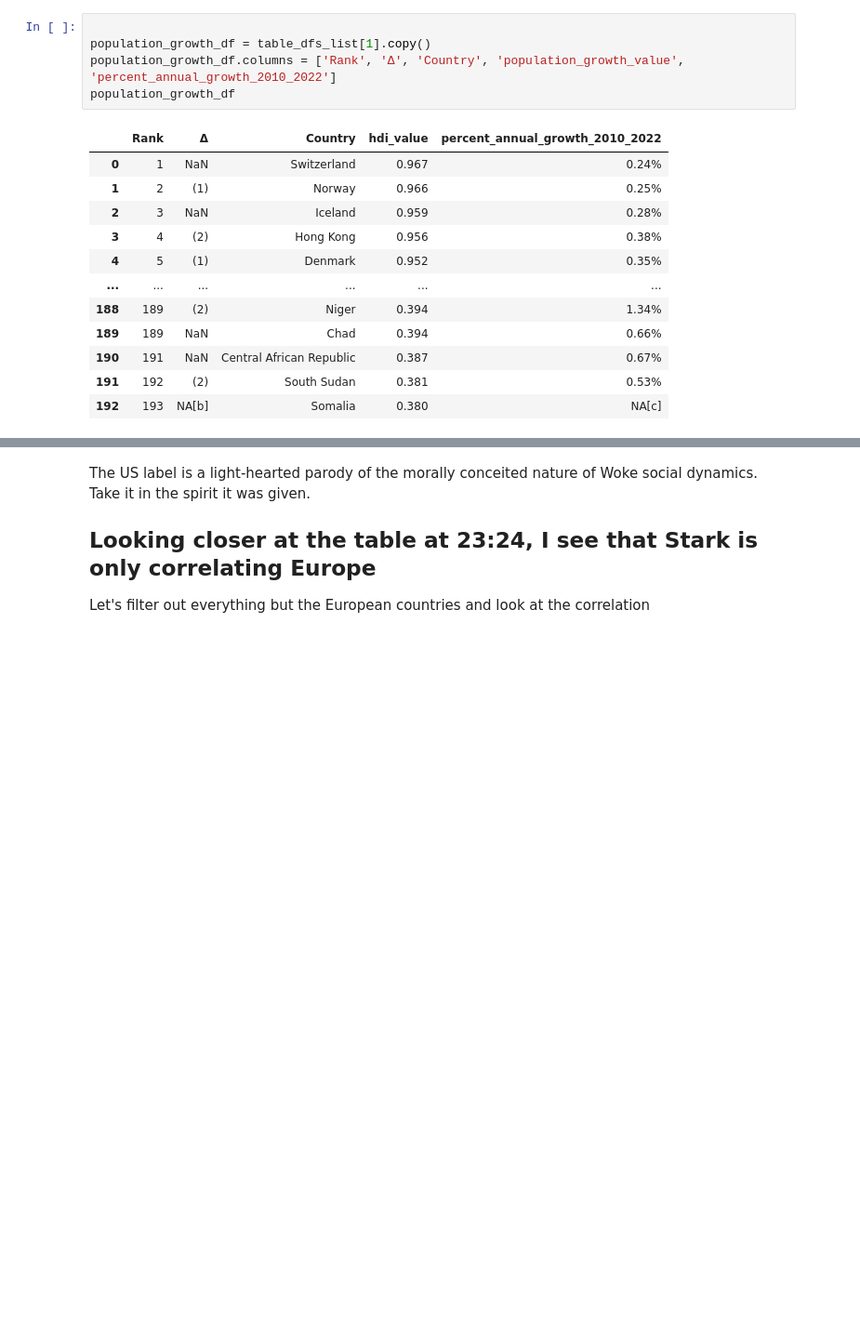
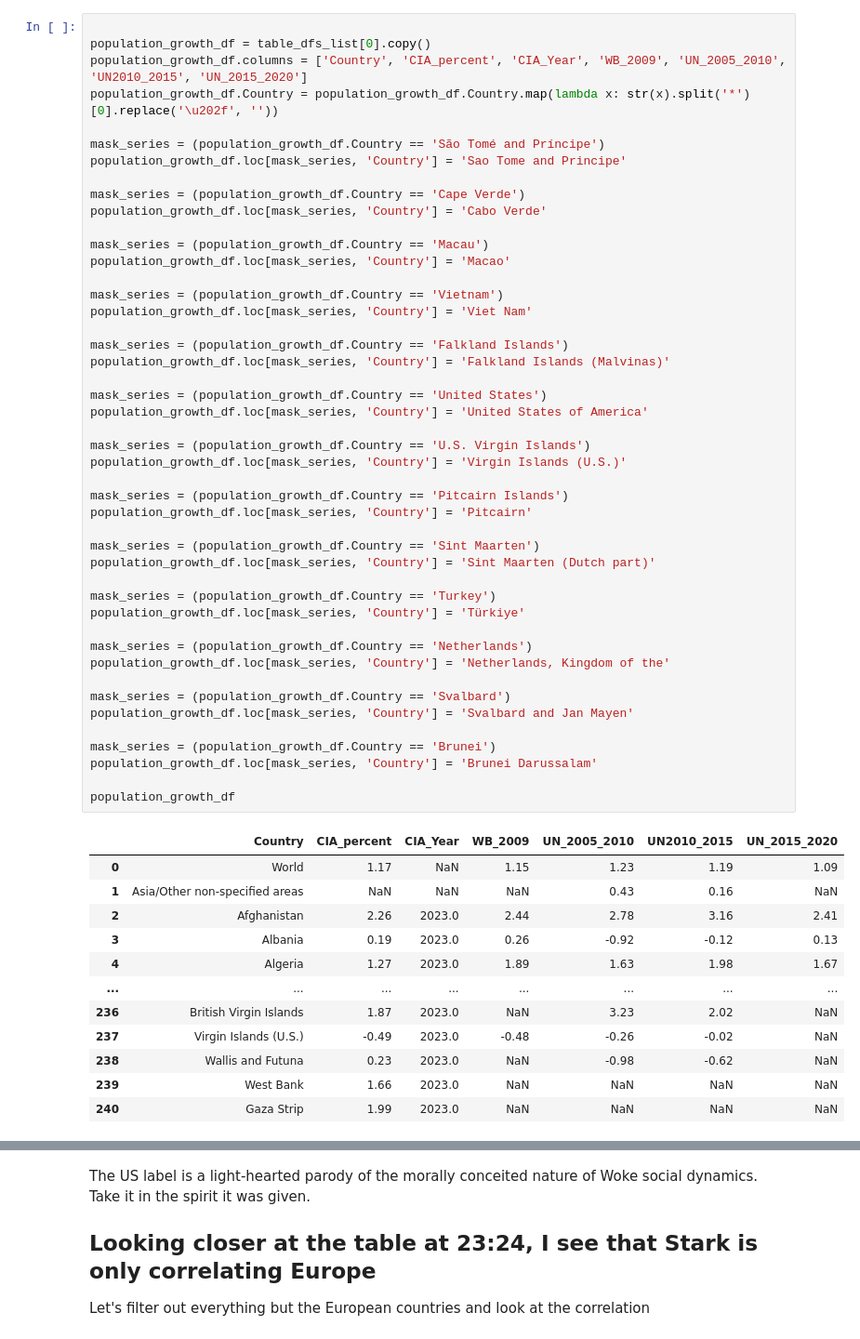
Before and after one commit to dbabbitt/StatsByCountry, a Jupyter notebook: scatterplots/Population Decline.ipynb, the cells around one changed output, grey strips where cells are left out. Shown at 93% size. Saved outputs shown, nothing was run; the diff lists cells and outputs as text; blank space fills up the shorter version.

```diff
--- a/scatterplots/Population Decline.ipynb
+++ b/scatterplots/Population Decline.ipynb
@@ -25,18 +25,59 @@ Pretty printing has been turned OFF
 # %%
 
-population_growth_df = table_dfs_list[1].copy()
-population_growth_df.columns = ['Rank', 'Δ', 'Country', 'population_growth_value', 'percent_annual_growth_2010_2022']
+population_growth_df = table_dfs_list[0].copy()
+population_growth_df.columns = ['Country', 'CIA_percent', 'CIA_Year', 'WB_2009', 'UN_2005_2010', 'UN2010_2015', 'UN_2015_2020']
+population_growth_df.Country = population_growth_df.Country.map(lambda x: str(x).split('*')[0].replace('\u202f', ''))
+
+mask_series = (population_growth_df.Country == 'São Tomé and Príncipe')
+population_growth_df.loc[mask_series, 'Country'] = 'Sao Tome and Principe'
+
+mask_series = (population_growth_df.Country == 'Cape Verde')
+population_growth_df.loc[mask_series, 'Country'] = 'Cabo Verde'
+
+mask_series = (population_growth_df.Country == 'Macau')
+population_growth_df.loc[mask_series, 'Country'] = 'Macao'
+
+mask_series = (population_growth_df.Country == 'Vietnam')
+population_growth_df.loc[mask_series, 'Country'] = 'Viet Nam'
+
+mask_series = (population_growth_df.Country == 'Falkland Islands')
+population_growth_df.loc[mask_series, 'Country'] = 'Falkland Islands (Malvinas)'
+
+mask_series = (population_growth_df.Country == 'United States')
+population_growth_df.loc[mask_series, 'Country'] = 'United States of America'
+
+mask_series = (population_growth_df.Country == 'U.S. Virgin Islands')
+population_growth_df.loc[mask_series, 'Country'] = 'Virgin Islands (U.S.)'
+
+mask_series = (population_growth_df.Country == 'Pitcairn Islands')
+population_growth_df.loc[mask_series, 'Country'] = 'Pitcairn'
+
+mask_series = (population_growth_df.Country == 'Sint Maarten')
+population_growth_df.loc[mask_series, 'Country'] = 'Sint Maarten (Dutch part)'
+
+mask_series = (population_growth_df.Country == 'Turkey')
+population_growth_df.loc[mask_series, 'Country'] = 'Türkiye'
+
+mask_series = (population_growth_df.Country == 'Netherlands')
+population_growth_df.loc[mask_series, 'Country'] = 'Netherlands, Kingdom of the'
+
+mask_series = (population_growth_df.Country == 'Svalbard')
+population_growth_df.loc[mask_series, 'Country'] = 'Svalbard and Jan Mayen'
+
+mask_series = (population_growth_df.Country == 'Brunei')
+population_growth_df.loc[mask_series, 'Country'] = 'Brunei Darussalam'
+
 population_growth_df
 # %% [output]
-|  | Rank | Δ | Country | hdi_value | percent_annual_growth_2010_2022 |
-| 0 | 1 | NaN | Switzerland | 0.967 | 0.24% |
-| 1 | 2 | (1) | Norway | 0.966 | 0.25% |
-| 2 | 3 | NaN | Iceland | 0.959 | 0.28% |
-| 3 | 4 | (2) | Hong Kong | 0.956 | 0.38% |
-| 4 | 5 | (1) | Denmark | 0.952 | 0.35% |
-| ... | ... | ... | ... | ... | ... |
-| 188 | 189 | (2) | Niger | 0.394 | 1.34% |
-| 189 | 189 | NaN | Chad | 0.394 | 0.66% |
-| 190 | 191 | NaN | Central African Republic | 0.387 | 0.67% |
-| 191 | 192 | (2) | South Sudan | 0.381 | 0.53% |
-| 192 | 193 | NA[b] | Somalia | 0.380 | NA[c] |
+|  | Country | CIA_percent | CIA_Year | WB_2009 | UN_2005_2010 | UN2010_2015 | UN_2015_2020 |
+| 0 | World | 1.17 | NaN | 1.15 | 1.23 | 1.19 | 1.09 |
+| 1 | Asia/Other non-specified areas | NaN | NaN | NaN | 0.43 | 0.16 | NaN |
+| 2 | Afghanistan | 2.26 | 2023.0 | 2.44 | 2.78 | 3.16 | 2.41 |
+| 3 | Albania | 0.19 | 2023.0 | 0.26 | -0.92 | -0.12 | 0.13 |
+| 4 | Algeria | 1.27 | 2023.0 | 1.89 | 1.63 | 1.98 | 1.67 |
+| ... | ... | ... | ... | ... | ... | ... | ... |
+| 236 | British Virgin Islands | 1.87 | 2023.0 | NaN | 3.23 | 2.02 | NaN |
+| 237 | Virgin Islands (U.S.) | -0.49 | 2023.0 | -0.48 | -0.26 | -0.02 | NaN |
+| 238 | Wallis and Futuna | 0.23 | 2023.0 | NaN | -0.98 | -0.62 | NaN |
+| 239 | West Bank | 1.66 | 2023.0 | NaN | NaN | NaN | NaN |
+| 240 | Gaza Strip | 1.99 | 2023.0 | NaN | NaN | NaN | NaN |
```
Also changed, not shown: parts of 18 cells of this notebook.
